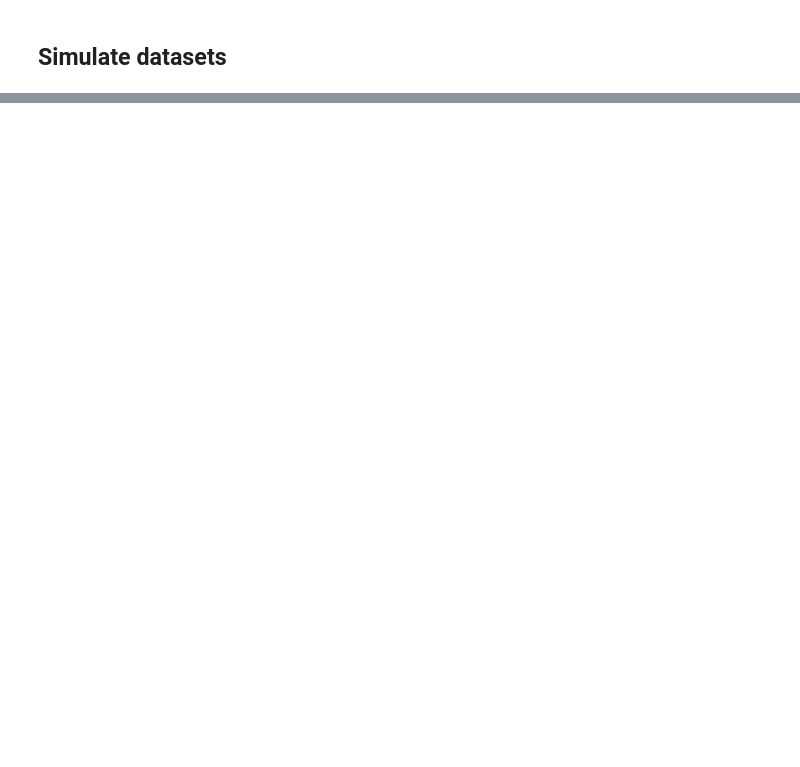
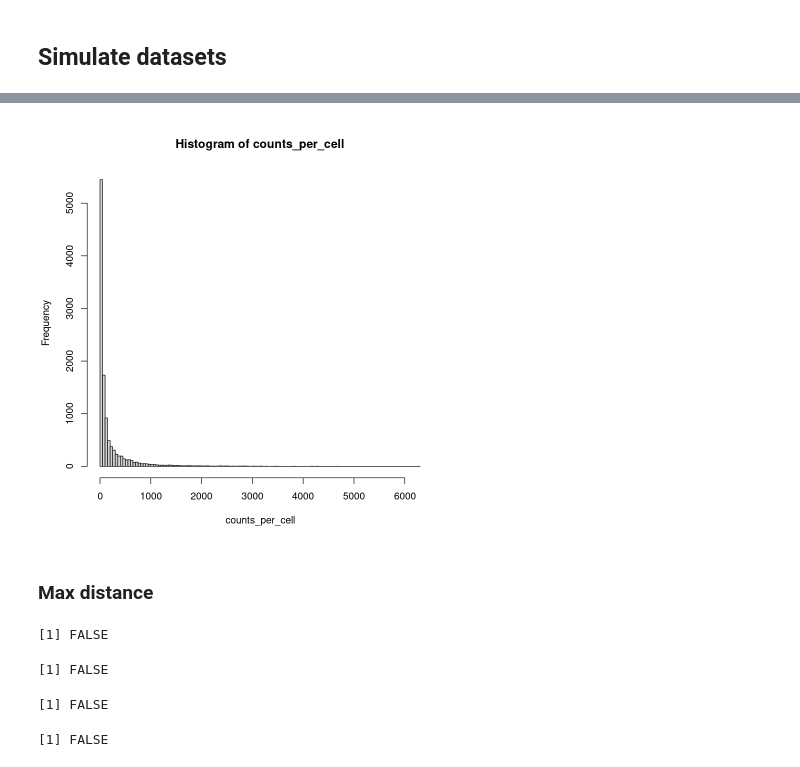
Before and after one commit to calebhallinan/applied_genomics_final_project, a Jupyter notebook: code/sim_data_prox_pos_parallelized.ipynb, the cells around one changed output, grey strips where cells are left out. Saved outputs shown, nothing was run; the diff lists cells and outputs as text; code cells hidden in the pictures; blank space fills up the shorter version.

```diff
--- a/code/sim_data_prox_pos_parallelized.ipynb
+++ b/code/sim_data_prox_pos_parallelized.ipynb
@@ -336,0 +183,5 @@ sim_dat_1p1 <- simulate_mtx_parallel(mtx = mtx, meta = meta, pct_out = .2, min_d
+# %%
+## stats for 1 pct
+ld_mtx <- readRDS('../sim_data/prox_assign/ld_mtx_5pct_parallelized.RDS')
+paste(mean(ld_mtx), median(ld_mtx), max(ld_mtx), min(ld_mtx),
+  sum(ld_mtx > 0), sep = '    ')
@@ -336,0 +215,31 @@ sim_dat_1p1 <- simulate_mtx_parallel(mtx = mtx, meta = meta, pct_out = .2, min_d
+# %%
+counts_per_cell <- colSums(ld_mtx)
+hist(counts_per_cell, breaks = 100)
+# %% [output]
+[figure, added]
+# %% [markdown]
+### Max distance
+# %%
+ld_mtx <- simulate_ld_data(mtx, meta, .2, 1, 1.1, 50)
+all(ld_mtx == mtx)
+saveRDS(ld_mtx, '../sim_data/prox_assign/ld_mtx_1p1max_parallelized.RDS')
+# %% [output]
+[1] FALSE
+# %%
+ld_mtx <- simulate_ld_data(mtx, meta, .2, 1, 1.5, 50)
+all(ld_mtx == mtx)
+saveRDS(ld_mtx, '../sim_data/prox_assign/ld_mtx_1p5max_parallelized.RDS')
+# %% [output]
+[1] FALSE
+# %%
+ld_mtx <- simulate_ld_data(mtx, meta, .2, 1, 2, 50)
+all(ld_mtx == mtx)
+saveRDS(ld_mtx, '../sim_data/prox_assign/ld_mtx_2max_parallelized.RDS')
+# %% [output]
+[1] FALSE
+# %%
+ld_mtx <- simulate_ld_data(mtx, meta, .2, 1, 5, 50)
+all(ld_mtx == mtx)
+saveRDS(ld_mtx, '../sim_data/prox_assign/ld_mtx_5max_parallelized.RDS')
+# %% [output]
+[1] FALSE
```
Also changed, not shown: parts of 37 cells of this notebook, 7 other files.
